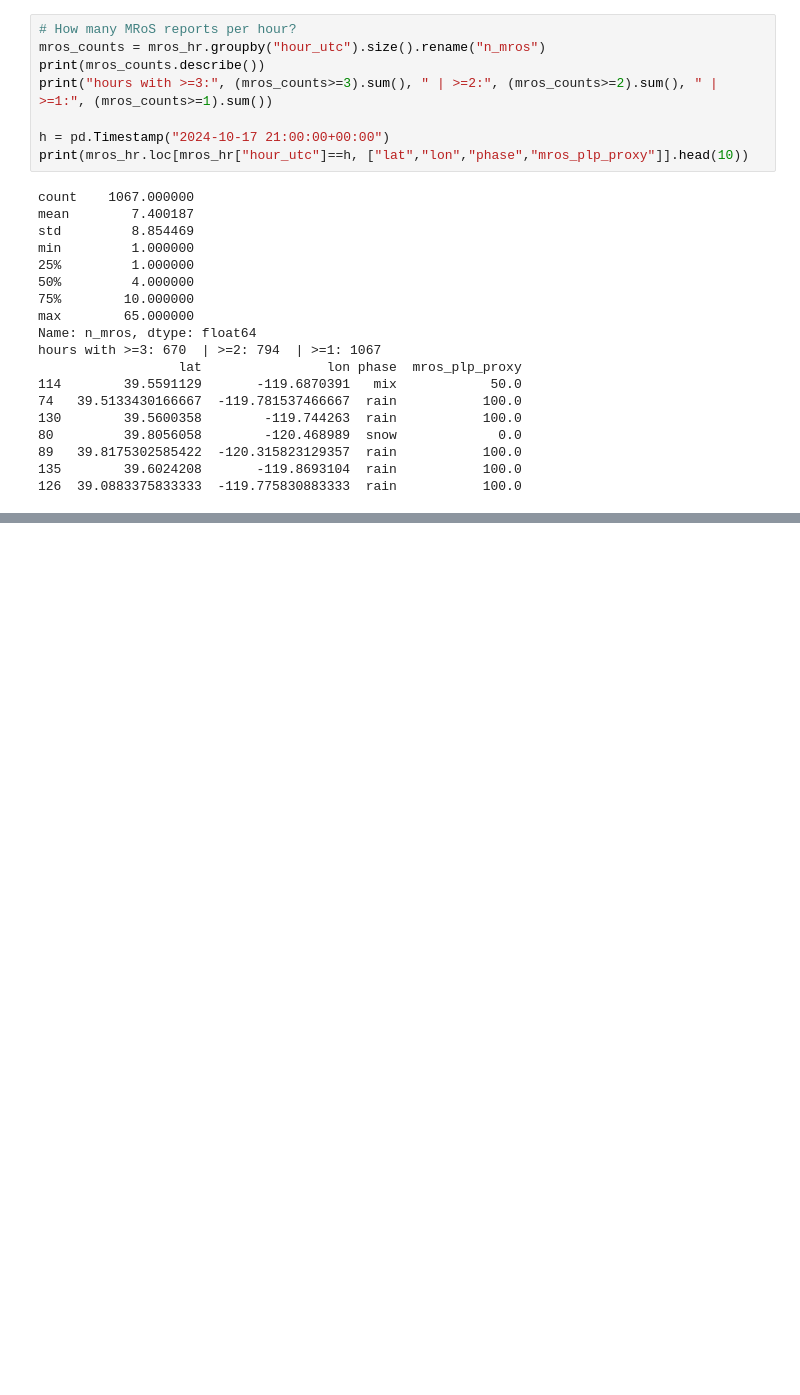
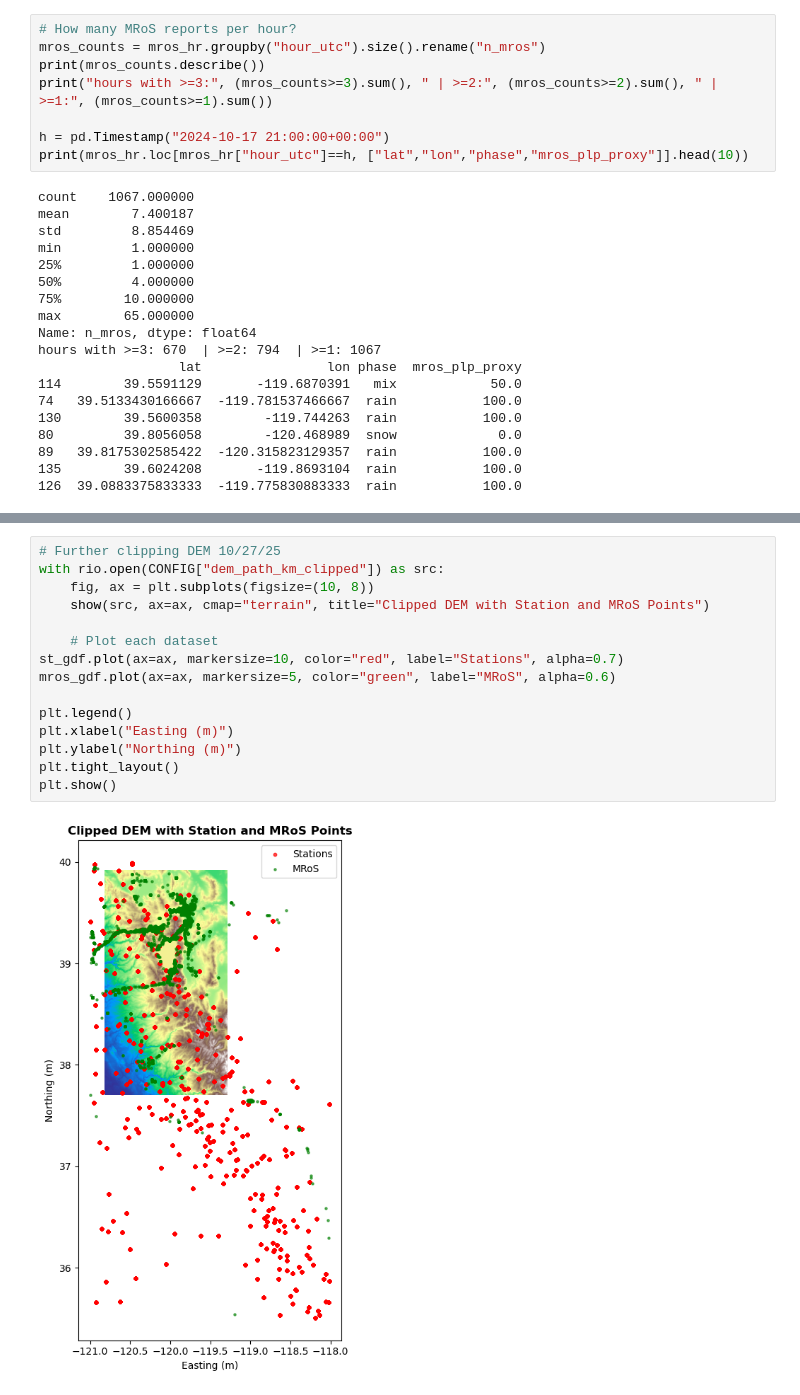
Before and after one commit to emmaaagolub/MRoS-phase-prediction, a Jupyter notebook: Scripts/preprocessing.ipynb, the cells around one changed output, grey strips where cells are left out. Cells and saved outputs as stored; diff of their text form; blank space fills up the shorter version.

```diff
--- a/Scripts/preprocessing.ipynb
+++ b/Scripts/preprocessing.ipynb
@@ -748,0 +798,17 @@ hours with >=3: 670  | >=2: 794  | >=1: 1067
+# %%
+# Further clipping DEM 10/27/25
+with rio.open(CONFIG["dem_path_km_clipped"]) as src:
+    fig, ax = plt.subplots(figsize=(10, 8))
+    show(src, ax=ax, cmap="terrain", title="Clipped DEM with Station and MRoS Points")
+
+    # Plot each dataset
+st_gdf.plot(ax=ax, markersize=10, color="red", label="Stations", alpha=0.7)
+mros_gdf.plot(ax=ax, markersize=5, color="green", label="MRoS", alpha=0.6)
+
+plt.legend()
+plt.xlabel("Easting (m)")
+plt.ylabel("Northing (m)")
+plt.tight_layout()
+plt.show()
+# %% [output]
+[figure, added]
```
Also changed, not shown: parts of 17 cells of this notebook, 56 other files.
